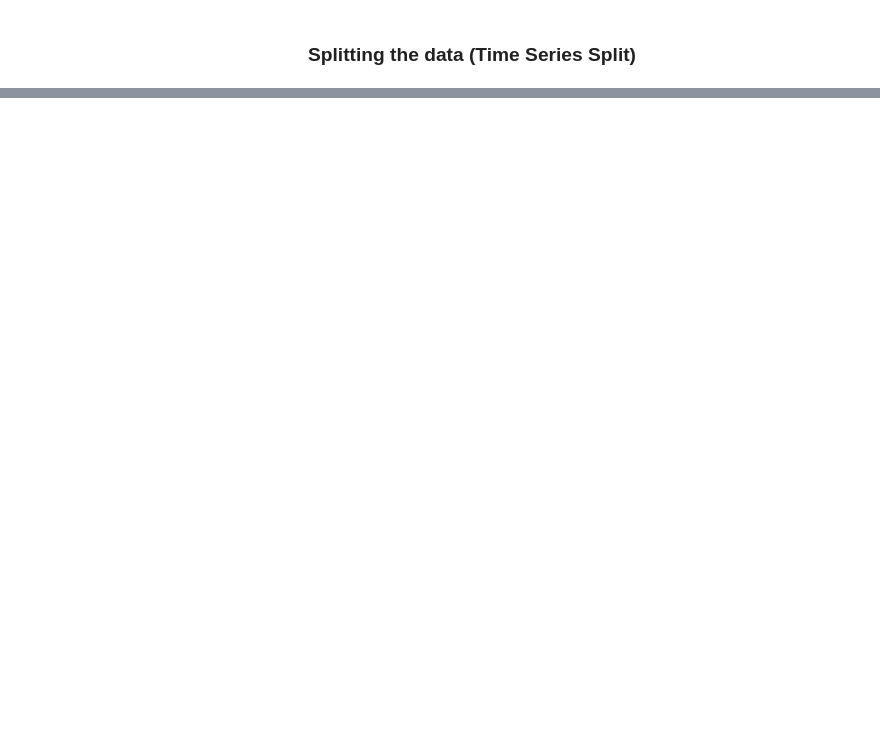
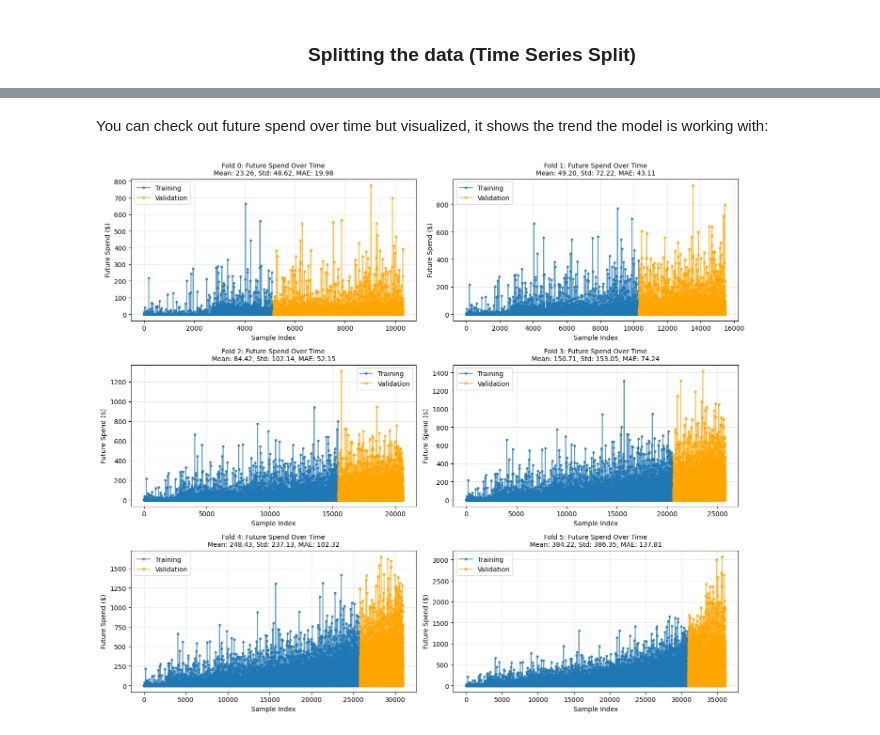
Before and after one commit to Danny-Dalo/Ecommerce-CLV-Prediction, a Jupyter notebook: notebooks/feature_scaling.ipynb, the cells around one changed output, grey strips where cells are left out. Drawn from its saved outputs; the diff is of its cells as text; code cells hidden in the pictures; blank space fills up the shorter version.

```diff
--- a/notebooks/feature_scaling.ipynb
+++ b/notebooks/feature_scaling.ipynb
@@ -109 +122,14 @@ y = df["future_spend"]
+# %%
+from sklearn.model_selection import TimeSeriesSplit
+from xgboost import XGBRegressor
+
+xgb = XGBRegressor(
+    random_state=42,
+    n_jobs=4,
+    objective='reg:tweedie',  # good for skewed data and handles many 0s being present
+    tweedie_variance_power=1.9
+    )
+
+# pipeline = Pipeline(steps=[("preprocessor", preprocessor), ("model", xgb)])
+time_series_split = TimeSeriesSplit(n_splits=6)
 # %%
@@ -299,0 +223,26 @@ TARGET MET: ✓ CLOSE
+# %% [markdown]
+You can check out future spend over time but visualized, it shows the trend the model is working with:
+# %%
+# Visualize future spend over time for each fold
+fig, axes = plt.subplots(3, 2, figsize=(14, 12))
+axes = axes.flatten()
+
+for fold, (train_index, valid_index) in enumerate(time_series_split.split(X)):
+    y_train, y_valid = y.iloc[train_index], y.iloc[valid_index]
+
+    ax = axes[fold]
+
+    # Plot training and validation data
+    ax.plot(y_train.index, y_train.values, label='Training', alpha=0.7, marker='o', markersize=3)
+    ax.plot(y_valid.index, y_valid.values, label='Validation', alpha=0.7, marker='s', markersize=3, color='orange')
+
+    ax.set_title(f'Fold {fold}: Future Spend Over Time\nMean: {y_valid.mean():.2f}, Std: {y_valid.std():.2f}, MAE: {fold_stats[fold]["mae"]:.2f}', fontsize=10)
+    ax.set_xlabel('Sample Index')
+    ax.set_ylabel('Future Spend ($)')
+    ax.legend()
+    ax.grid(True, alpha=0.3)
+
+plt.tight_layout()
+plt.show()
+# %% [output]
+[figure, added]
```
Also changed, not shown: parts of 15 cells of this notebook, 3 other files.
